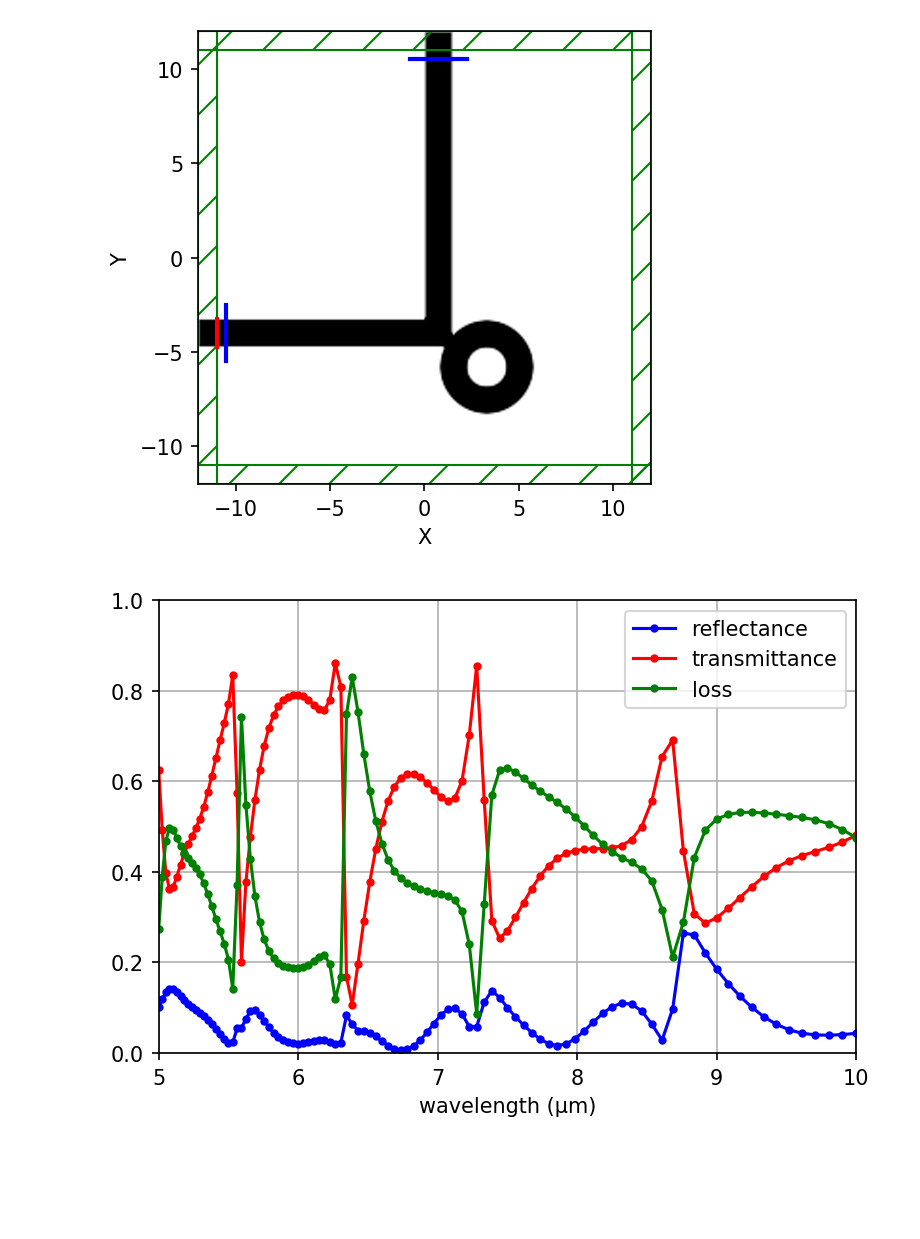
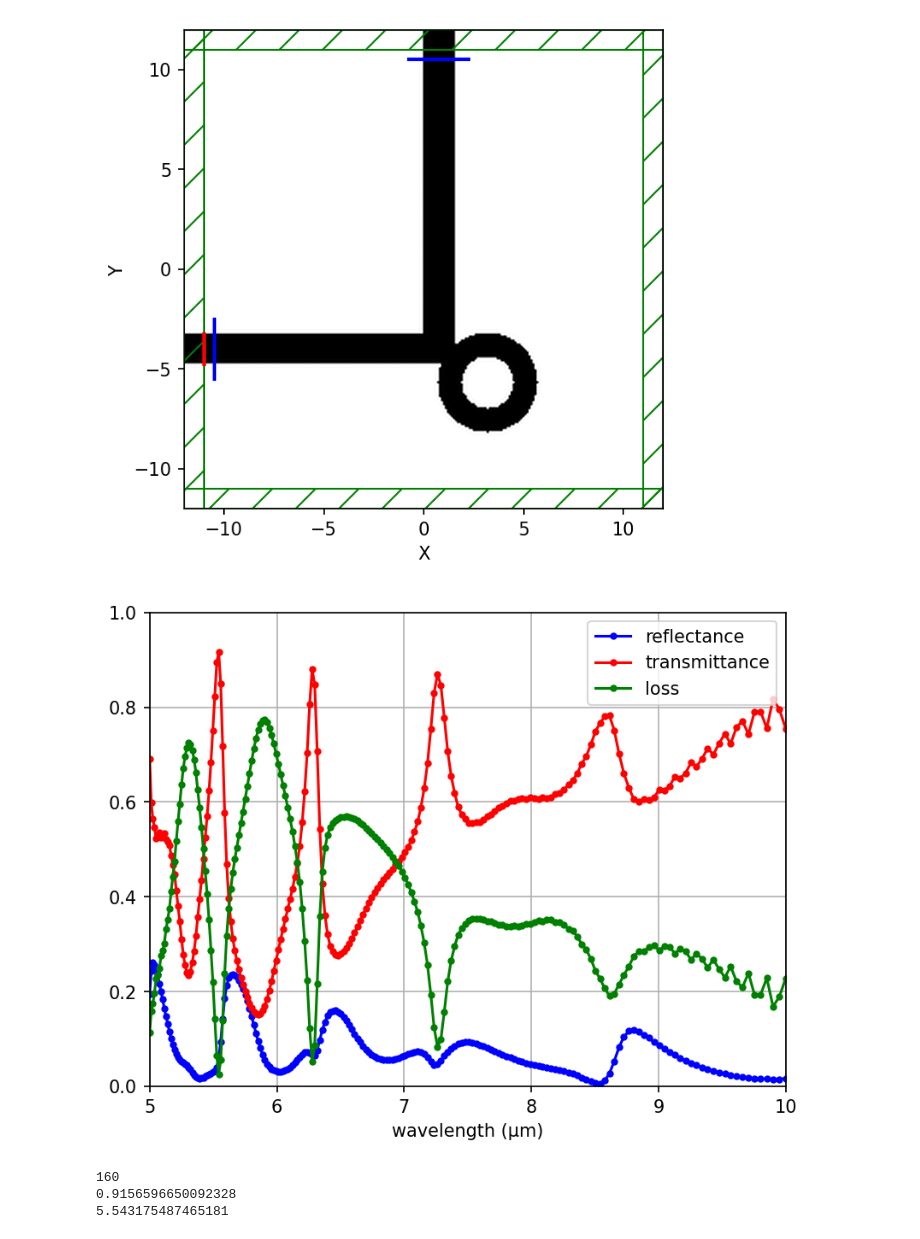
Before and after one commit to jhihsheng/nano-optics, a Jupyter notebook: OTID/OTID_meep_lab_1.ipynb, the cells around one changed output. Drawn from its saved outputs; the diff is of its cells as text; code cells hidden in the pictures; blank space fills up the shorter version.

```diff
--- a/OTID/OTID_meep_lab_1.ipynb
+++ b/OTID/OTID_meep_lab_1.ipynb
@@ -43,7 +43,7 @@ sim = mp.Simulation(
     resolution=resolution,
 )
 sim.reset_meep()
-nfreq = 100  # number of frequencies at which to compute flux
+nfreq = 200  # number of frequencies at which to compute flux
 
 # reflected flux
 refl_fr = mp.FluxRegion(
@@ -103,12 +107,12 @@ geometry = [
     ),
     mp.Cylinder(
         radius = 2.5,
-        center=mp.Vector3(  w + 1.8, y_loc - 1.8 ),
+        center=mp.Vector3(  w + 1.7, y_loc - 1.7 ),
         material=mp.Medium(epsilon=12),
     ),
     mp.Cylinder(
-        radius = 1,
-        center=mp.Vector3(  w + 1.8, y_loc - 1.8 ),
+        radius = 1.3,
+        center=mp.Vector3(  w + 1.7, y_loc - 1.7 ),
         material=mp.Medium(epsilon=1),
     ),
 
@@ -149,16 +153,19 @@ plt.show()
 wl = []
 Rs = []
 Ts = []
+
 for i in range(nfreq):
     wl = np.append(wl, 1 / flux_freqs[i])
     Rs = np.append(Rs, -bend_refl_flux[i] / straight_tran_flux[i])
     Ts = np.append(Ts, bend_tran_flux[i] / straight_tran_flux[i])
 
+As = 1 - Rs - Ts
+
 if mp.am_master():
     plt.figure(dpi=150)
     plt.plot(wl, Rs, "b.-", label="reflectance")
     plt.plot(wl, Ts, "r.-", label="transmittance")
-    plt.plot(wl, 1 - Rs - Ts, "g.-", label="loss")
+    plt.plot(wl, As, "g.-", label="loss")
     plt.axis([5.0, 10.0, 0, 1])
     plt.xlabel("wavelength (μm)")
     plt.legend(loc="upper right")
@@ -185,5 +192,13 @@ run 0 finished at t = 1050.9 (21018 timesteps)
-[figure, old version]
+[figure, new version]
-[figure, old version]
+[figure, new version]
+# %%
+print(np.argmax(Ts))
+print(max(Ts))
+print(wl[np.argmax(Ts)])
+# %% [output]
+160
+0.9156596650092328
+5.543175487465181
 # %%
 import mycmapls as ms# colormap defined in mycmapls.py
 
```
Also changed, not shown: parts of 4 cells of this notebook, 10 other files.
